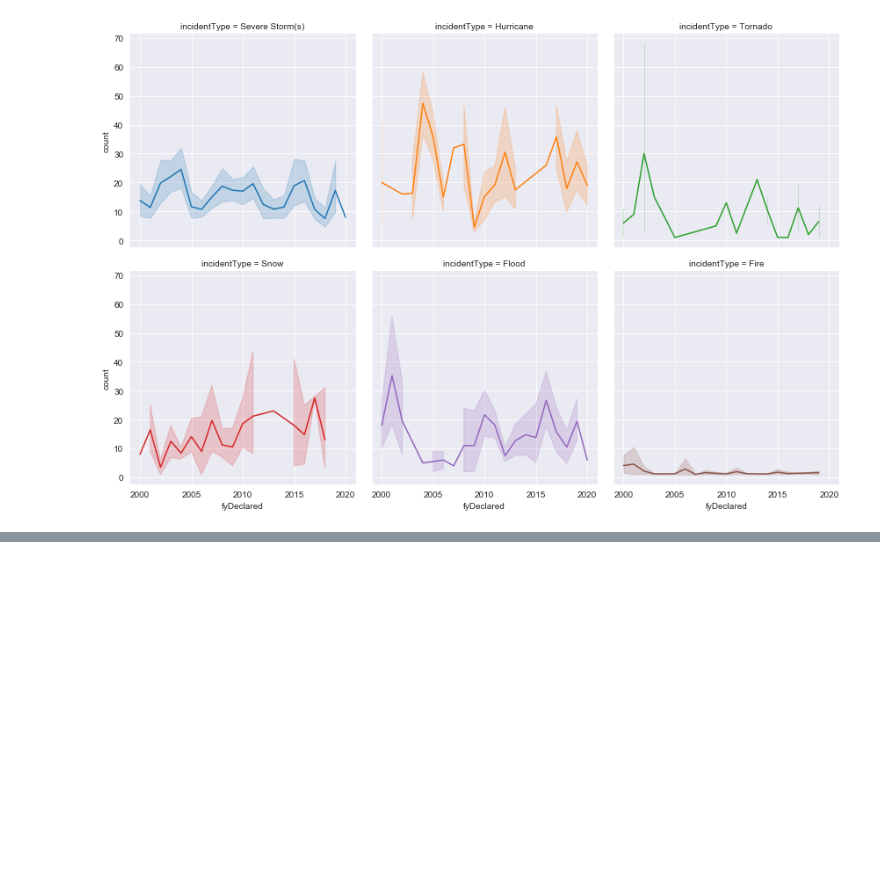
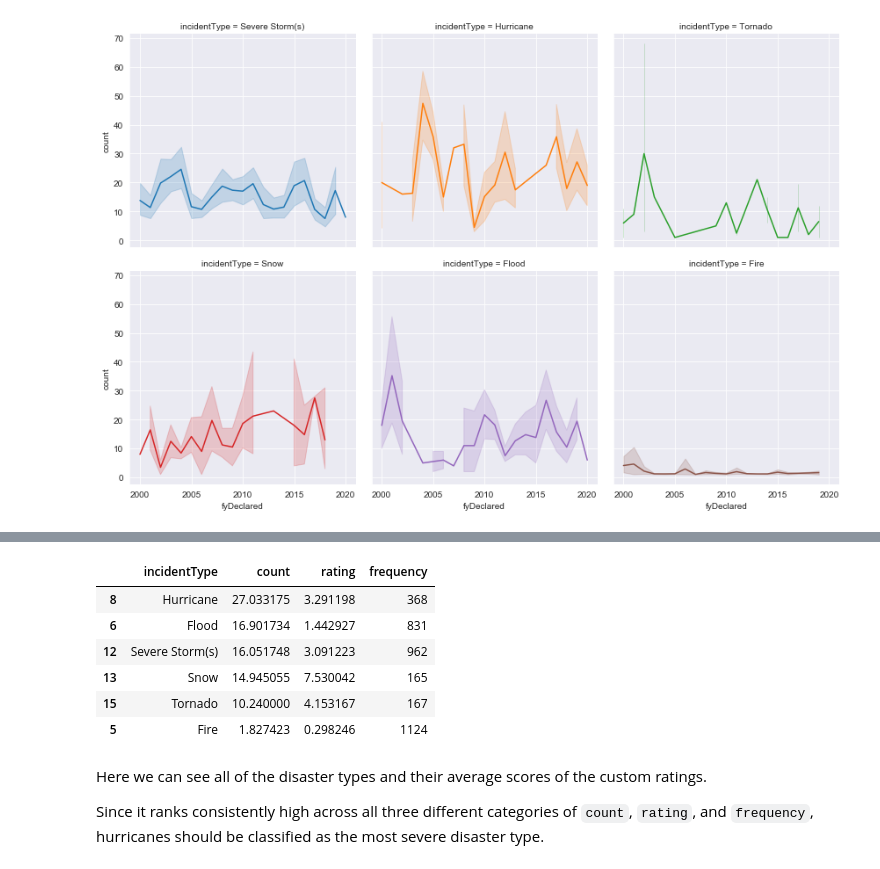
Before and after one commit to markmess77/FEMA, a Jupyter notebook: fema.ipynb, the cells around one changed output, grey strips where cells are left out. Drawn from its saved outputs; the diff is of its cells as text; code cells hidden in the pictures; blank space fills up the shorter version.

```diff
--- a/fema.ipynb
+++ b/fema.ipynb
@@ -226,0 +250,21 @@ We can now see how `count` and `rating` fluctuate over time. It is evident that
+# %%
+count_severity = count_2000.groupby('incidentType')['count'].mean().reset_index()
+rating_severity = rating_2000.groupby('incidentType')['rating'].mean().reset_index()
+average_severity = pd.merge(count_severity, rating_severity, on='incidentType', how='outer')
+average_severity = pd.merge(average_severity, disaster_frequency, on='incidentType', how='outer')
+average_severity = average_severity.sort_values(ascending=False, by='count')
+y = average_severity['incidentType'].isin(most_frequent)
+average_severity = average_severity[y]
+average_severity
+# %% [output]
+|  | incidentType | count | rating | frequency |
+| 8 | Hurricane | 27.033175 | 3.291198 | 368 |
+| 6 | Flood | 16.901734 | 1.442927 | 831 |
+| 12 | Severe Storm(s) | 16.051748 | 3.091223 | 962 |
+| 13 | Snow | 14.945055 | 7.530042 | 165 |
+| 15 | Tornado | 10.240000 | 4.153167 | 167 |
+| 5 | Fire | 1.827423 | 0.298246 | 1124 |
+# %% [markdown]
+Here we can see all of the disaster types and their average scores of the custom ratings.
+
+Since it ranks consistently high across all three different categories of `count`, `rating`, and `frequency`, hurricanes should be classified as the most severe disaster type.
```
Also changed, not shown: parts of 7 cells of this notebook, 1 other file.
